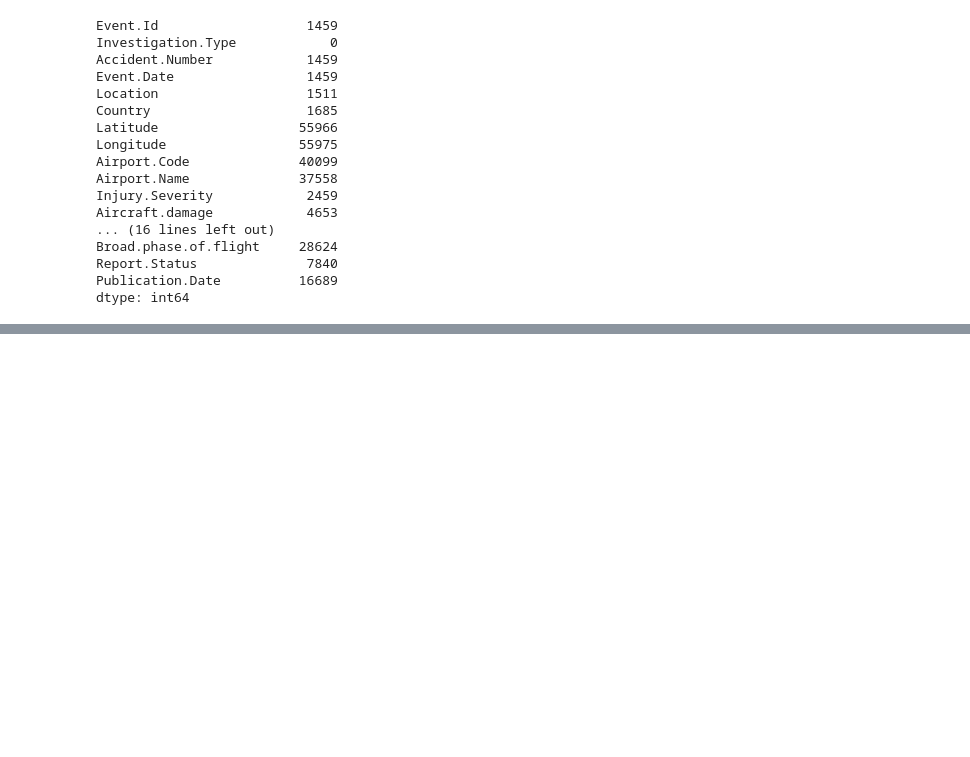
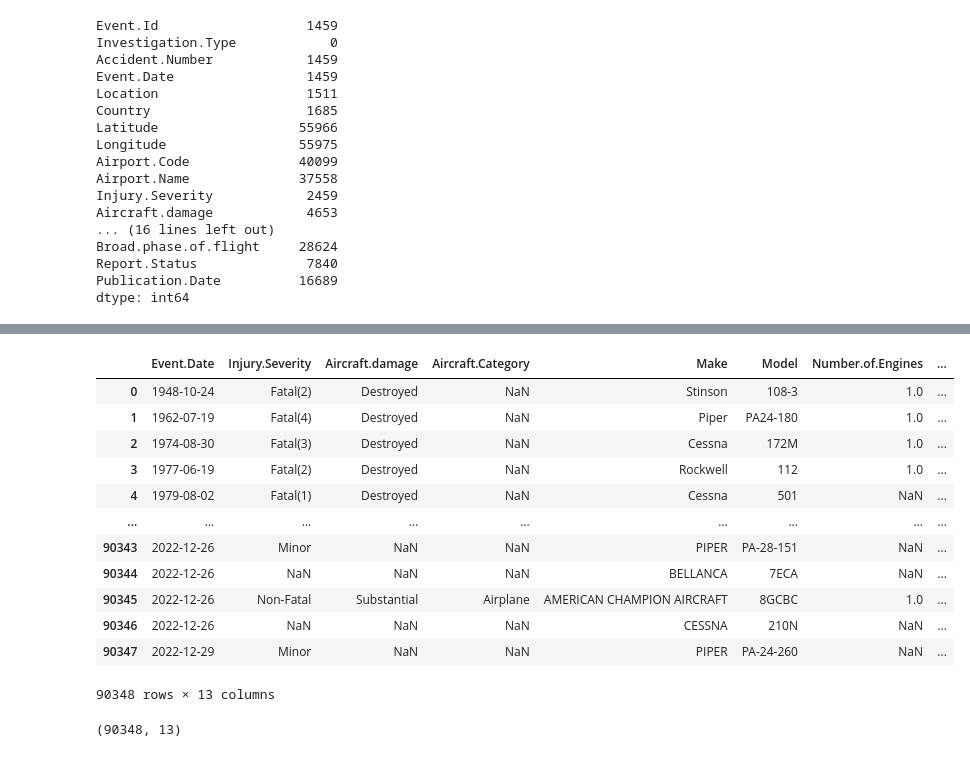
Before and after one commit to mercy-chepkoechkosgei/Phase1_Project, a Jupyter notebook: student.ipynb, the cells around one changed output, grey strips where cells are left out. Cells and saved outputs as stored; diff of their text form; code cells hidden in the pictures; blank space fills up the shorter version.

```diff
--- a/student.ipynb
+++ b/student.ipynb
@@ -93,0 +120,21 @@ df.describe(include='all')
+# %%
+relevant_df = df[["Event.Date","Injury.Severity","Aircraft.damage","Aircraft.Category","Make","Model","Number.of.Engines","Engine.Type","Purpose.of.flight","Total.Fatal.Injuries","Total.Serious.Injuries","Total.Minor.Injuries","Total.Uninjured"]]
+relevant_df
+# %% [output]
+|  | Event.Date | Injury.Severity | Aircraft.damage | Aircraft.Category | Make | Model | Number.of.Engines | ... |
+| 0 | 1948-10-24 | Fatal(2) | Destroyed | NaN | Stinson | 108-3 | 1.0 | ... |
+| 1 | 1962-07-19 | Fatal(4) | Destroyed | NaN | Piper | PA24-180 | 1.0 | ... |
+| 2 | 1974-08-30 | Fatal(3) | Destroyed | NaN | Cessna | 172M | 1.0 | ... |
+| 3 | 1977-06-19 | Fatal(2) | Destroyed | NaN | Rockwell | 112 | 1.0 | ... |
+| 4 | 1979-08-02 | Fatal(1) | Destroyed | NaN | Cessna | 501 | NaN | ... |
+| ... | ... | ... | ... | ... | ... | ... | ... | ... |
+| 90343 | 2022-12-26 | Minor | NaN | NaN | PIPER | PA-28-151 | NaN | ... |
+| 90344 | 2022-12-26 | NaN | NaN | NaN | BELLANCA | 7ECA | NaN | ... |
+| 90345 | 2022-12-26 | Non-Fatal | Substantial | Airplane | AMERICAN CHAMPION AIRCRAFT | 8GCBC | 1.0 | ... |
+| 90346 | 2022-12-26 | NaN | NaN | NaN | CESSNA | 210N | NaN | ... |
+| 90347 | 2022-12-29 | Minor | NaN | NaN | PIPER | PA-24-260 | NaN | ... |
+90348 rows × 13 columns
+# %%
+relevant_df.shape
+# %% [output]
+(90348, 13)
```
Also changed, not shown: parts of 27 cells of this notebook.
